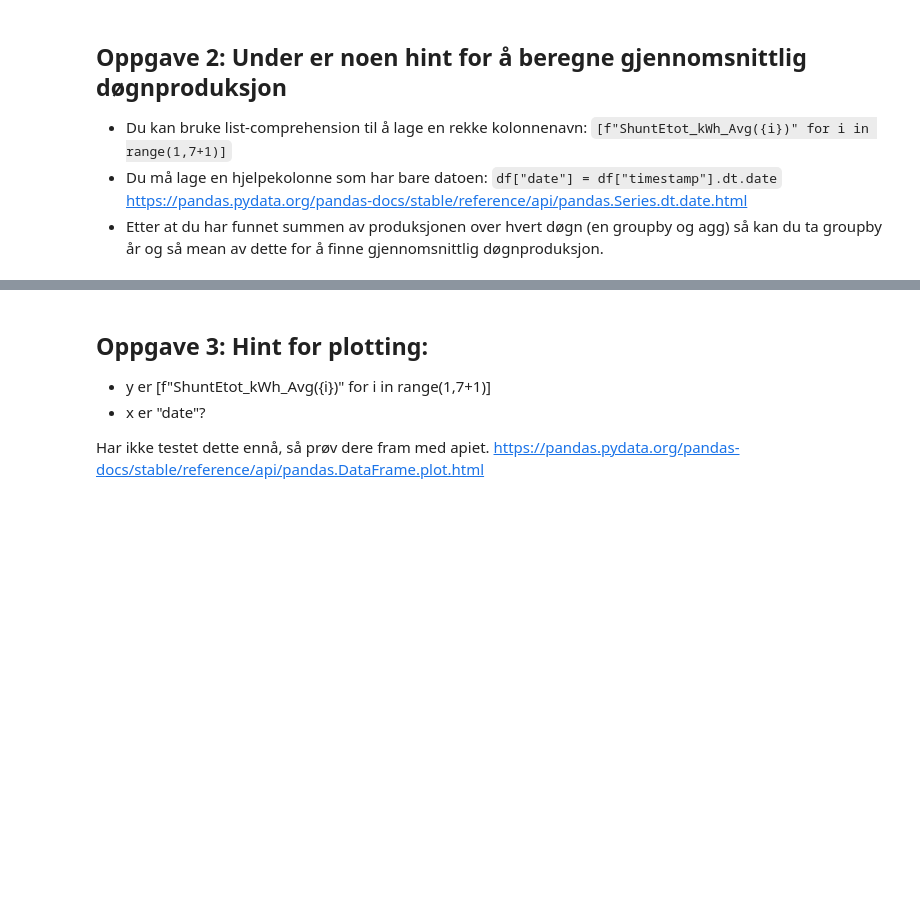
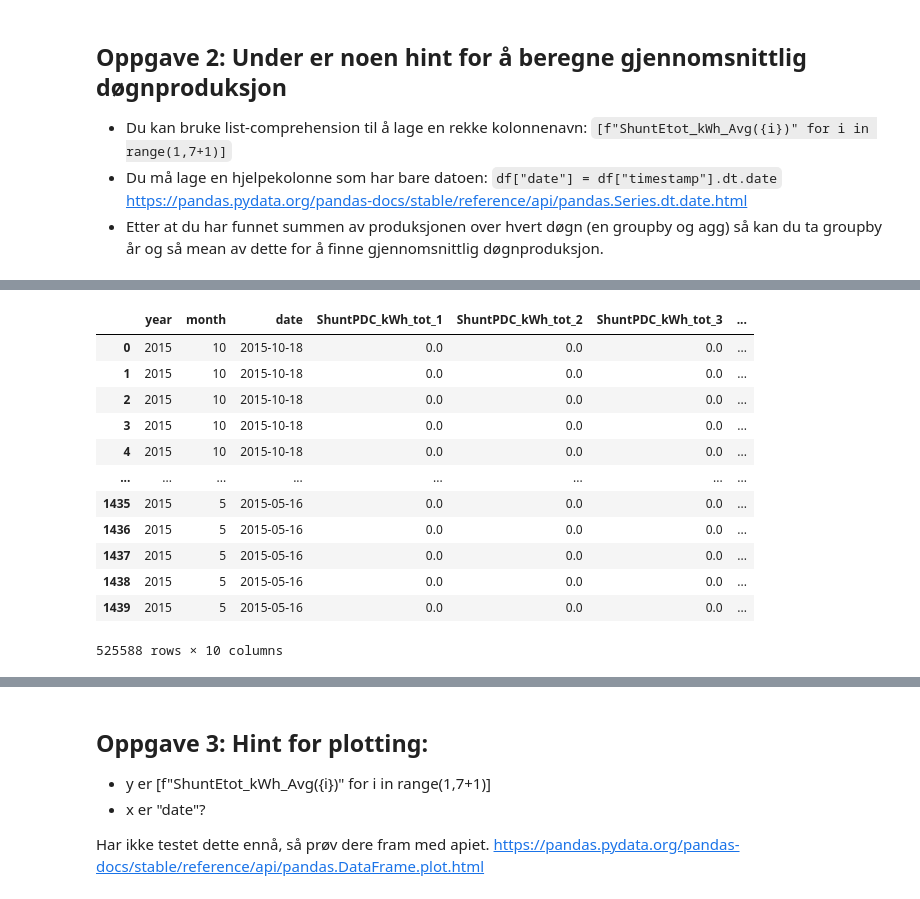
Before and after one commit to magbak/DMBA_2023, a Jupyter notebook: python_lecture/pandas_oppgaver_solar.ipynb, the cells around one changed output, grey strips where cells are left out. Cells and saved outputs as stored; diff of their text form; code cells hidden in the pictures; blank space fills up the shorter version.

```diff
--- a/python_lecture/pandas_oppgaver_solar.ipynb
+++ b/python_lecture/pandas_oppgaver_solar.ipynb
@@ -79,3 +135,19 @@ for (kw, kwh) in zip(kw_cols, kwh_cols):
+# %%
+df[["year", "month", "date"]+kwh_cols]
+# %% [output]
+|  | year | month | date | ShuntPDC_kWh_tot_1 | ShuntPDC_kWh_tot_2 | ShuntPDC_kWh_tot_3 | ... |
+| 0 | 2015 | 10 | 2015-10-18 | 0.0 | 0.0 | 0.0 | ... |
+| 1 | 2015 | 10 | 2015-10-18 | 0.0 | 0.0 | 0.0 | ... |
+| 2 | 2015 | 10 | 2015-10-18 | 0.0 | 0.0 | 0.0 | ... |
+| 3 | 2015 | 10 | 2015-10-18 | 0.0 | 0.0 | 0.0 | ... |
+| 4 | 2015 | 10 | 2015-10-18 | 0.0 | 0.0 | 0.0 | ... |
+| ... | ... | ... | ... | ... | ... | ... | ... |
+| 1435 | 2015 | 5 | 2015-05-16 | 0.0 | 0.0 | 0.0 | ... |
+| 1436 | 2015 | 5 | 2015-05-16 | 0.0 | 0.0 | 0.0 | ... |
+| 1437 | 2015 | 5 | 2015-05-16 | 0.0 | 0.0 | 0.0 | ... |
+| 1438 | 2015 | 5 | 2015-05-16 | 0.0 | 0.0 | 0.0 | ... |
+| 1439 | 2015 | 5 | 2015-05-16 | 0.0 | 0.0 | 0.0 | ... |
+525588 rows × 10 columns
 # %%
 dfgr = df[["year", "month", "date"]+kwh_cols].groupby(["year", "month", "date"]).sum()
 # %%
```
Also changed, not shown: parts of 16 cells of this notebook.
